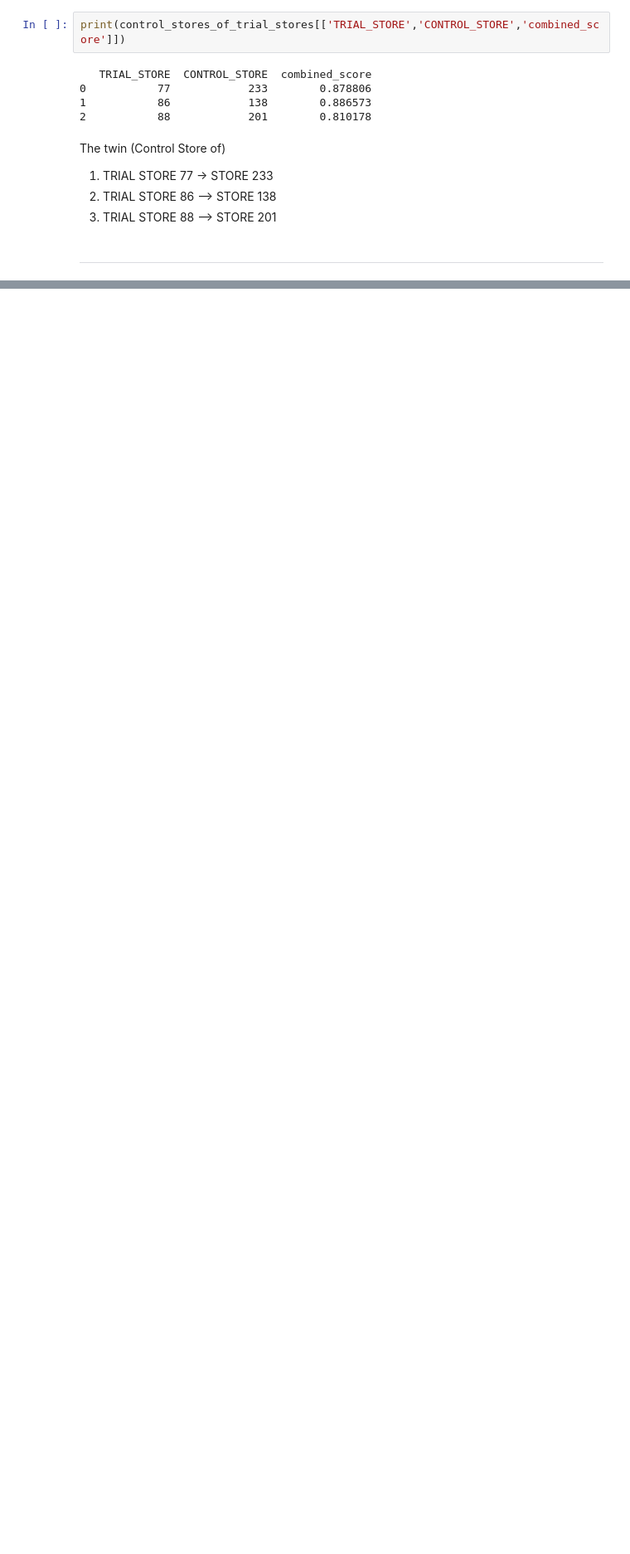
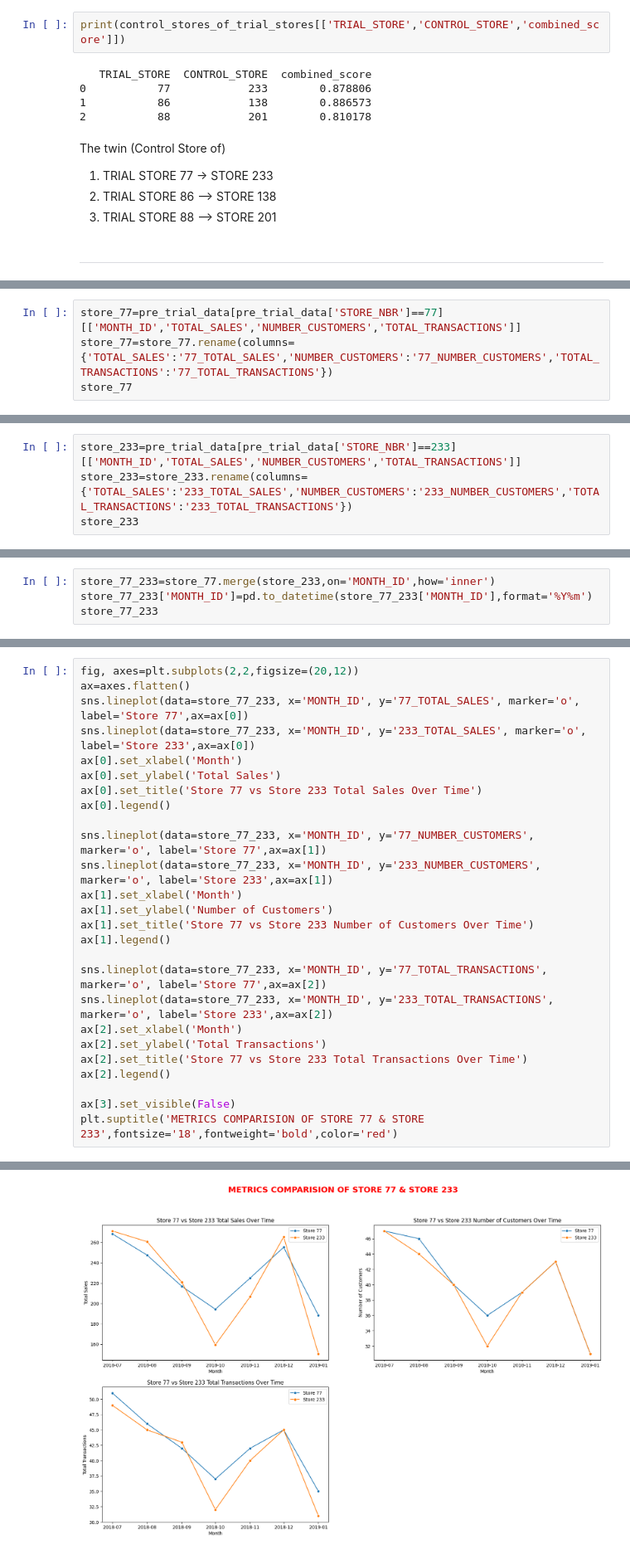
Before and after one commit to Mridul-dhungana/Quantium-Data-Analytics, a Jupyter notebook: Trial and Control stores.ipynb, the cells around one changed output, grey strips where cells are left out. Shown at 83% size. Cells and saved outputs as stored; diff of their text form; blank space fills up the shorter version.

```diff
--- a/Trial and Control stores.ipynb
+++ b/Trial and Control stores.ipynb
@@ -769,0 +818,4 @@ The twin (Control Store of)<br>
+# %%
+store_77=pre_trial_data[pre_trial_data['STORE_NBR']==77][['MONTH_ID','TOTAL_SALES','NUMBER_CUSTOMERS','TOTAL_TRANSACTIONS']]
+store_77=store_77.rename(columns={'TOTAL_SALES':'77_TOTAL_SALES','NUMBER_CUSTOMERS':'77_NUMBER_CUSTOMERS','TOTAL_TRANSACTIONS':'77_TOTAL_TRANSACTIONS'})
+store_77
@@ -769,0 +831,4 @@ The twin (Control Store of)<br>
+# %%
+store_233=pre_trial_data[pre_trial_data['STORE_NBR']==233][['MONTH_ID','TOTAL_SALES','NUMBER_CUSTOMERS','TOTAL_TRANSACTIONS']]
+store_233=store_233.rename(columns={'TOTAL_SALES':'233_TOTAL_SALES','NUMBER_CUSTOMERS':'233_NUMBER_CUSTOMERS','TOTAL_TRANSACTIONS':'233_TOTAL_TRANSACTIONS'})
+store_233
@@ -769,0 +844,4 @@ The twin (Control Store of)<br>
+# %%
+store_77_233=store_77.merge(store_233,on='MONTH_ID',how='inner')
+store_77_233['MONTH_ID']=pd.to_datetime(store_77_233['MONTH_ID'],format='%Y%m')
+store_77_233
@@ -769,0 +857,27 @@ The twin (Control Store of)<br>
+# %%
+fig, axes=plt.subplots(2,2,figsize=(20,12))
+ax=axes.flatten()
+sns.lineplot(data=store_77_233, x='MONTH_ID', y='77_TOTAL_SALES', marker='o', label='Store 77',ax=ax[0])
+sns.lineplot(data=store_77_233, x='MONTH_ID', y='233_TOTAL_SALES', marker='o', label='Store 233',ax=ax[0])
+ax[0].set_xlabel('Month')
+ax[0].set_ylabel('Total Sales')
+ax[0].set_title('Store 77 vs Store 233 Total Sales Over Time')
+ax[0].legend()
+
+sns.lineplot(data=store_77_233, x='MONTH_ID', y='77_NUMBER_CUSTOMERS', marker='o', label='Store 77',ax=ax[1])
+sns.lineplot(data=store_77_233, x='MONTH_ID', y='233_NUMBER_CUSTOMERS', marker='o', label='Store 233',ax=ax[1])
+ax[1].set_xlabel('Month')
+ax[1].set_ylabel('Number of Customers')
+ax[1].set_title('Store 77 vs Store 233 Number of Customers Over Time')
+ax[1].legend()
+
+sns.lineplot(data=store_77_233, x='MONTH_ID', y='77_TOTAL_TRANSACTIONS', marker='o', label='Store 77',ax=ax[2])
+sns.lineplot(data=store_77_233, x='MONTH_ID', y='233_TOTAL_TRANSACTIONS', marker='o', label='Store 233',ax=ax[2])
+ax[2].set_xlabel('Month')
+ax[2].set_ylabel('Total Transactions')
+ax[2].set_title('Store 77 vs Store 233 Total Transactions Over Time')
+ax[2].legend()
+
+ax[3].set_visible(False)
+plt.suptitle('METRICS COMPARISION OF STORE 77 & STORE 233',fontsize='18',fontweight='bold',color='red')
+# %% [output]
@@ -769,0 +885 @@ The twin (Control Store of)<br>
+[figure, added]
```
Also changed, not shown: parts of 9 cells of this notebook.
